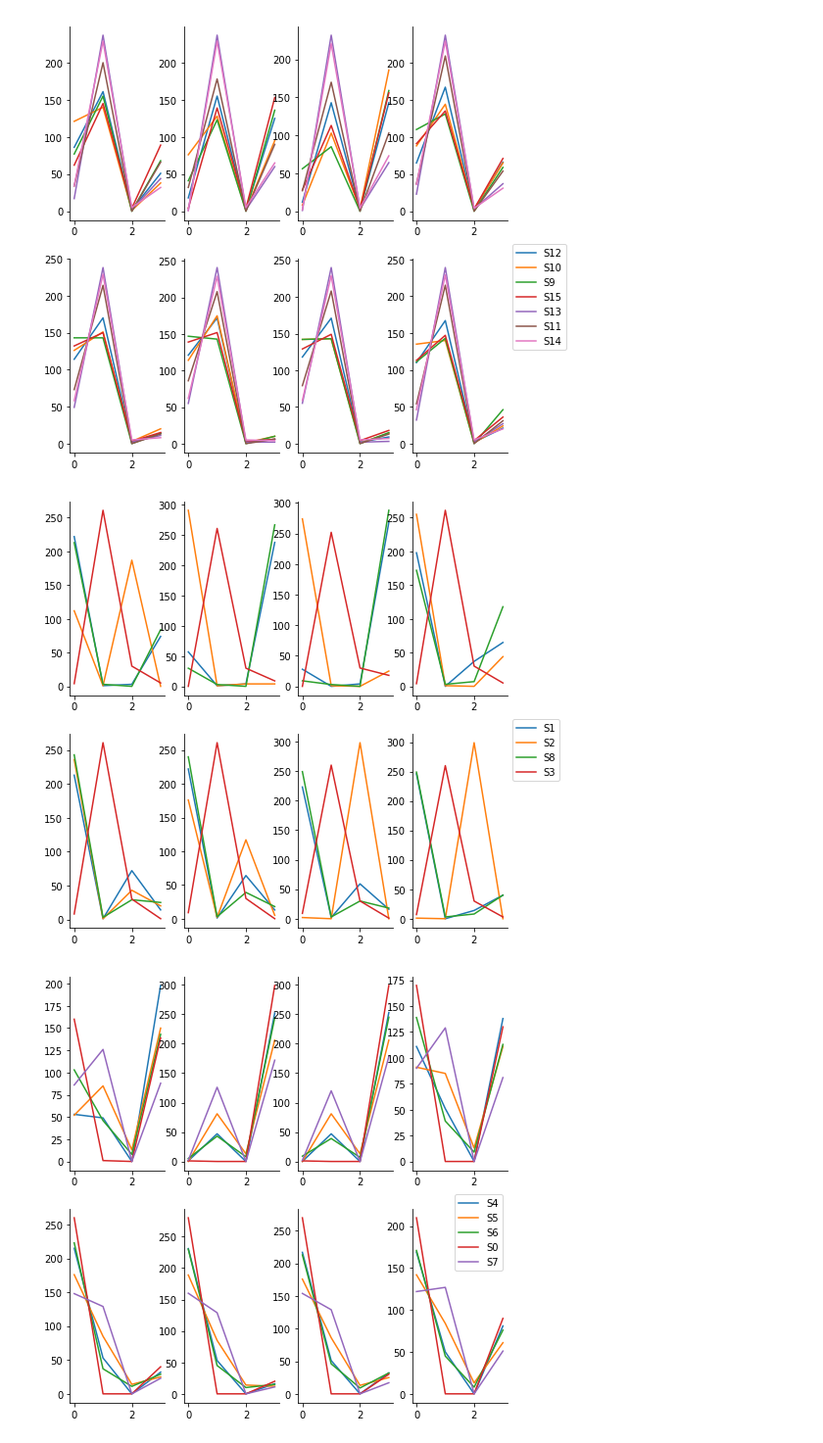
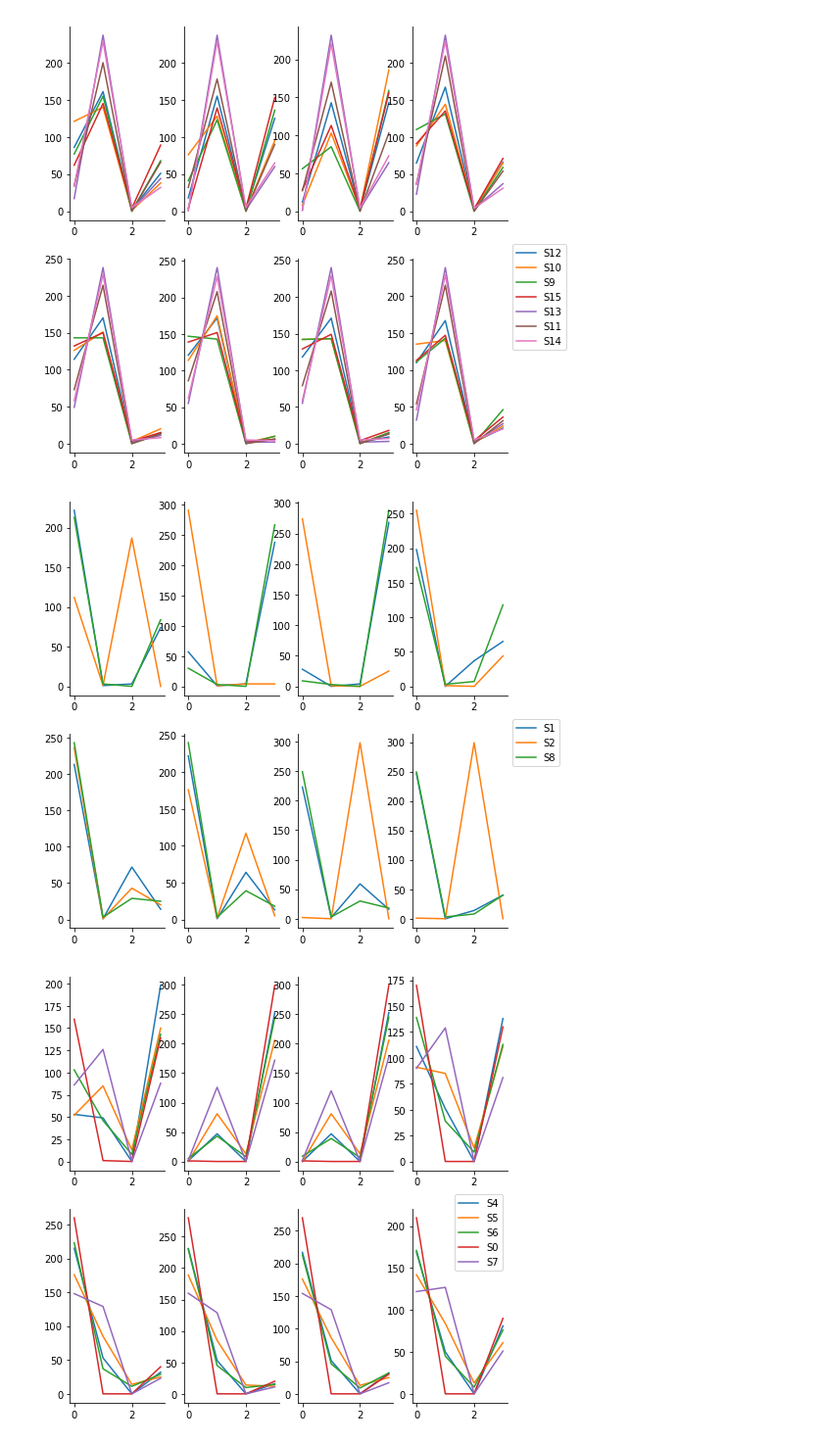
Before and after one commit to jamesjarlathlong/continuous, a Jupyter notebook: clustering.ipynb, the cells around one changed output. Shown at 98% size. Drawn from its saved outputs; the diff is of its cells as text; code cells hidden in the pictures.

```diff
--- a/clustering.ipynb
+++ b/clustering.ipynb
@@ -69,20 +69,20 @@ sns.despine()
 # %%
 #delayed gratification nodes
 fig, axarr = plt.subplots(2,4)
 fig.set_size_inches(8,8)
 for idx, ax in enumerate(itertools.chain(*axarr)):
-    for s in ['S1','S2','S8','S3']:
+    for s in ['S1','S2','S8']:#,'S6']:
         feature = extract_timesensitive_feature(traces[s])
         #print(np.shape(feature), idx)
         ax.plot(feature[idx*4:idx*4+4], label=s)
         #ax.text(1,-10,str(idx))
 ax.legend(bbox_to_anchor=((1,1.1)))
 #ax.plot([0,4],[0,0])
 sns.despine()
 #defining feature is non zero standby time,
 #most commonly occuring in midday, allowing nightime activity
 # %% [output]
-[figure, old version]
+[figure, new version]
 # %%
 #worker nodes
 fig, axarr = plt.subplots(2,4)
```
